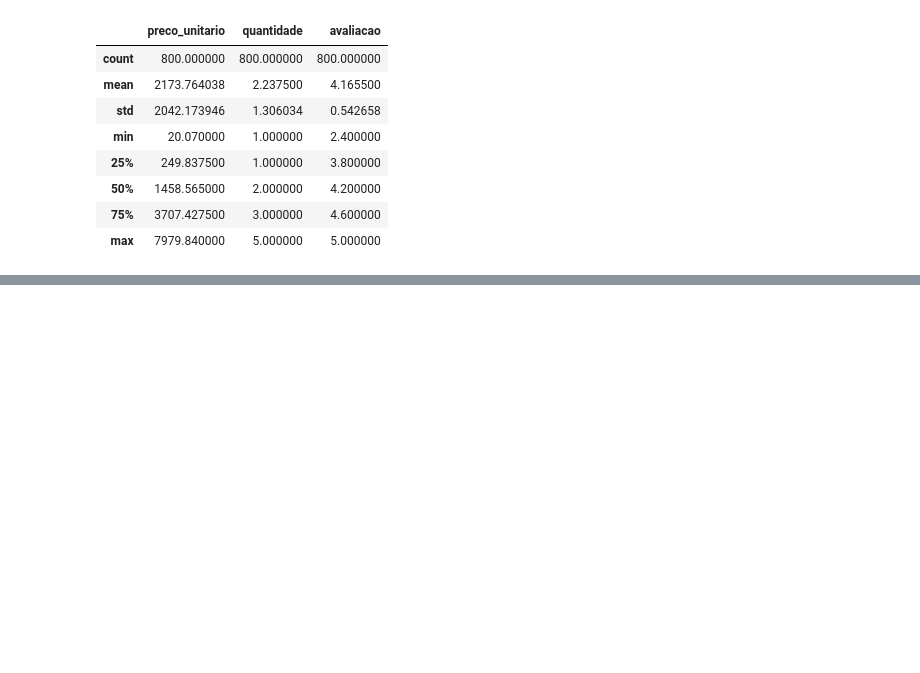
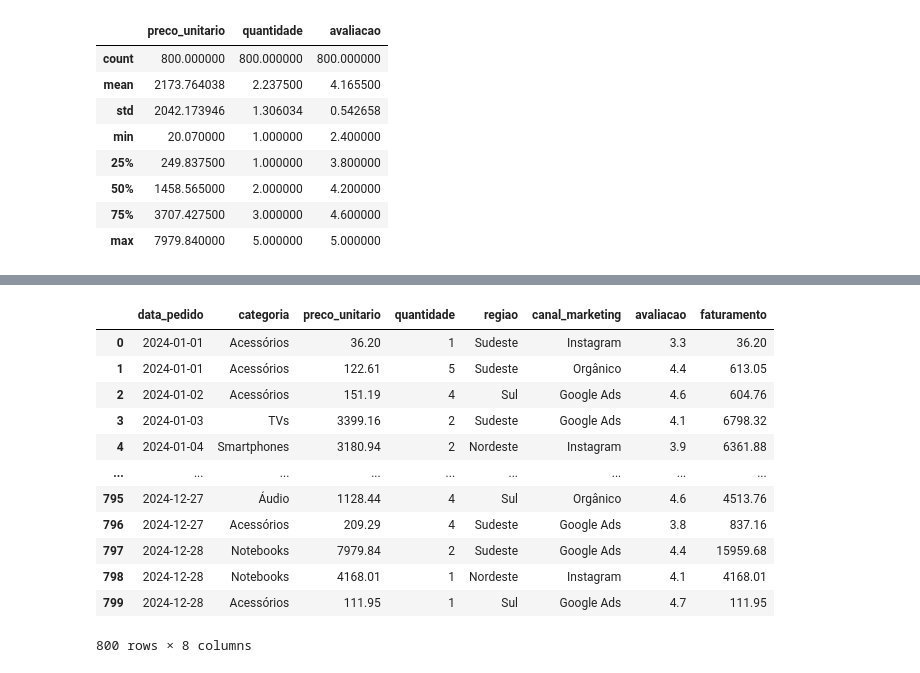
Before and after one commit to godoyeduardo135/treinamento-analise-de-dados, a Jupyter notebook: aula_03.ipynb, the cells around one changed output, grey strips where cells are left out. Cells and saved outputs as stored; diff of their text form; code cells hidden in the pictures; blank space fills up the shorter version.

Commit message:
update: atualiza aula 03

```diff
--- a/aula_03.ipynb
+++ b/aula_03.ipynb
@@ -280,0 +314,3 @@ df.describe()
+# %%
+df_tratado = pd.read_csv(r".\data\dataset_aula01_techshop_vendas.csv", parse_dates=["data_pedido"])
+df_tratado.info()
@@ -280,0 +332,3 @@ df.describe()
+# %%
+df_tratado["faturamento"] = df_tratado["preco_unitario"] * df_tratado["quantidade"]
+df_tratado["faturamento"]
@@ -280,0 +348,16 @@ df.describe()
+# %%
+df_tratado
+# %% [output]
+|  | data_pedido | categoria | preco_unitario | quantidade | regiao | canal_marketing | avaliacao | faturamento |
+| 0 | 2024-01-01 | Acessórios | 36.20 | 1 | Sudeste | Instagram | 3.3 | 36.20 |
+| 1 | 2024-01-01 | Acessórios | 122.61 | 5 | Sudeste | Orgânico | 4.4 | 613.05 |
+| 2 | 2024-01-02 | Acessórios | 151.19 | 4 | Sul | Google Ads | 4.6 | 604.76 |
+| 3 | 2024-01-03 | TVs | 3399.16 | 2 | Sudeste | Google Ads | 4.1 | 6798.32 |
+| 4 | 2024-01-04 | Smartphones | 3180.94 | 2 | Nordeste | Instagram | 3.9 | 6361.88 |
+| ... | ... | ... | ... | ... | ... | ... | ... | ... |
+| 795 | 2024-12-27 | Áudio | 1128.44 | 4 | Sul | Orgânico | 4.6 | 4513.76 |
+| 796 | 2024-12-27 | Acessórios | 209.29 | 4 | Sudeste | Google Ads | 3.8 | 837.16 |
+| 797 | 2024-12-28 | Notebooks | 7979.84 | 2 | Sudeste | Google Ads | 4.4 | 15959.68 |
+| 798 | 2024-12-28 | Notebooks | 4168.01 | 1 | Nordeste | Instagram | 4.1 | 4168.01 |
+| 799 | 2024-12-28 | Acessórios | 111.95 | 1 | Sul | Google Ads | 4.7 | 111.95 |
+800 rows × 8 columns
```
Also changed, not shown: parts of 17 cells of this notebook, 1 other file.
